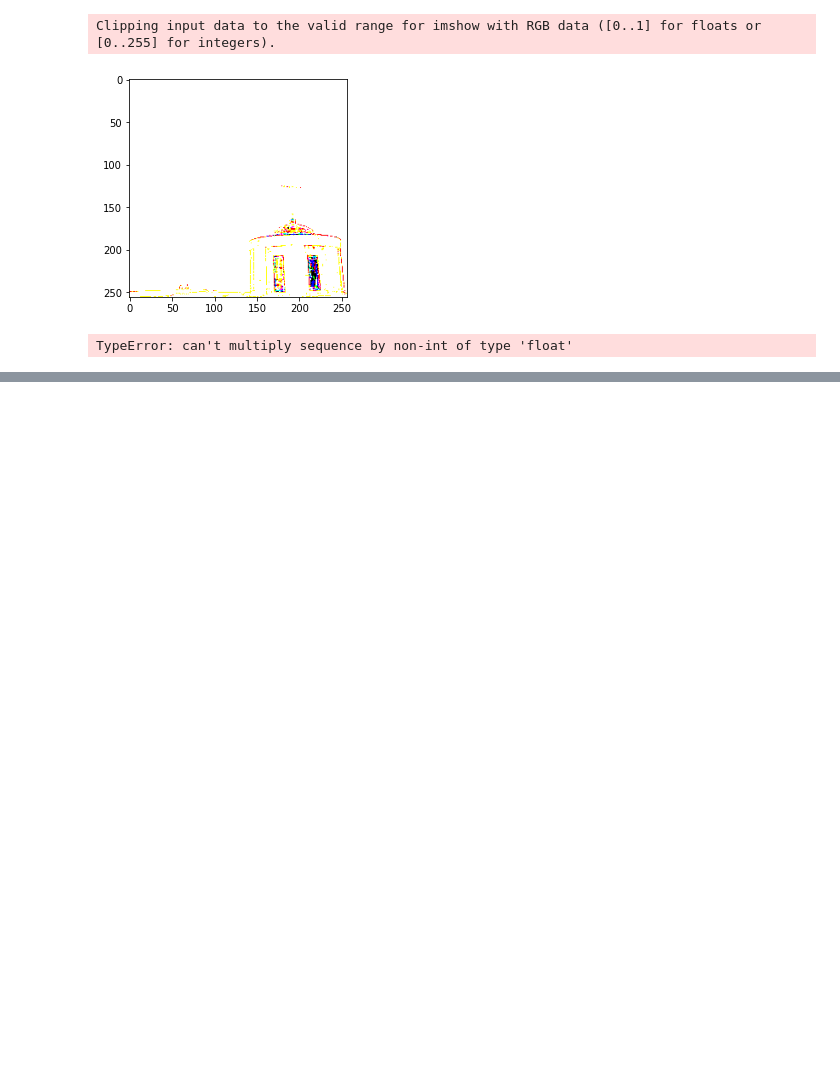
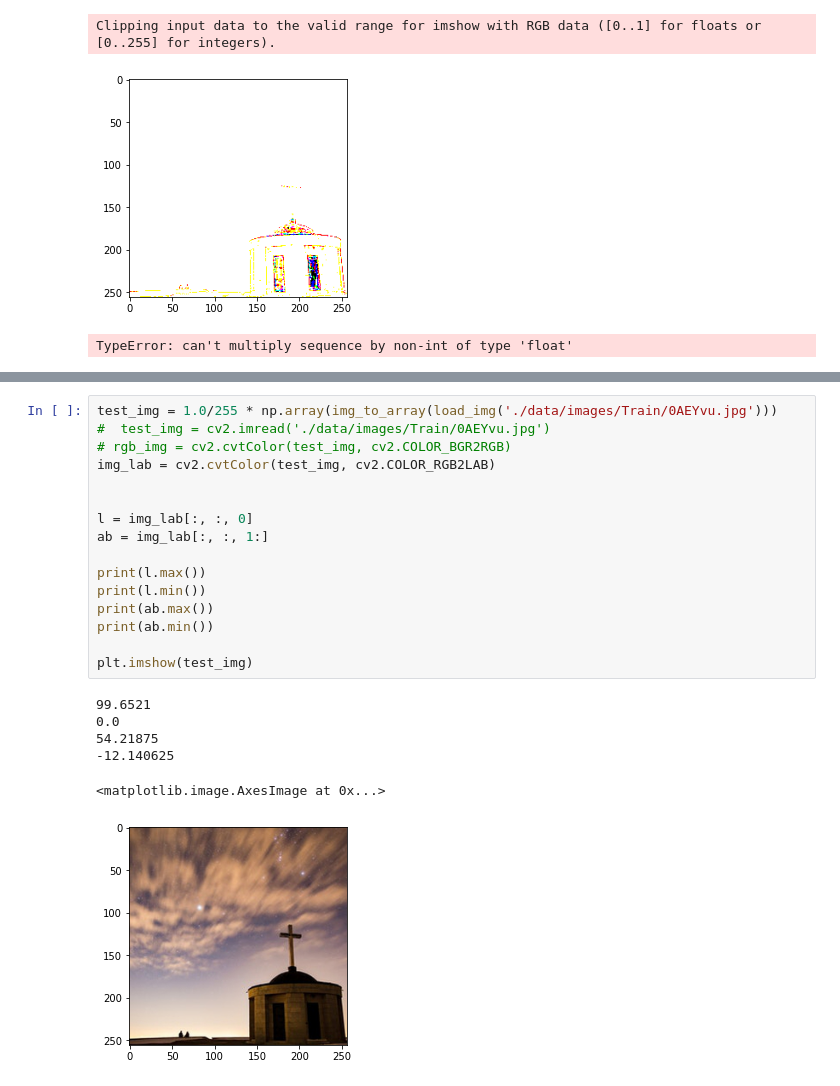
Before and after one commit to jnalbert/Chroma, a Jupyter notebook: Model/prediction.ipynb, the cells around one changed output, grey strips where cells are left out. Saved outputs shown, nothing was run; the diff lists cells and outputs as text; blank space fills up the shorter version.

```diff
--- a/Model/prediction.ipynb
+++ b/Model/prediction.ipynb
@@ -284,0 +250,23 @@ for i in range(len(output)):
+# %%
+test_img = 1.0/255 * np.array(img_to_array(load_img('./data/images/Train/0AEYvu.jpg')))
+#  test_img = cv2.imread('./data/images/Train/0AEYvu.jpg')
+# rgb_img = cv2.cvtColor(test_img, cv2.COLOR_BGR2RGB)
+img_lab = cv2.cvtColor(test_img, cv2.COLOR_RGB2LAB)
+
+
+l = img_lab[:, :, 0]
+ab = img_lab[:, :, 1:]
+
+print(l.max())
+print(l.min())
+print(ab.max())
+print(ab.min())
+
+plt.imshow(test_img)
+# %% [output]
+99.6521
+0.0
+54.21875
+-12.140625
+<matplotlib.image.AxesImage at 0x...>
+[figure, added]
```
Also changed, not shown: parts of 4 cells of this notebook, 7 other files.
